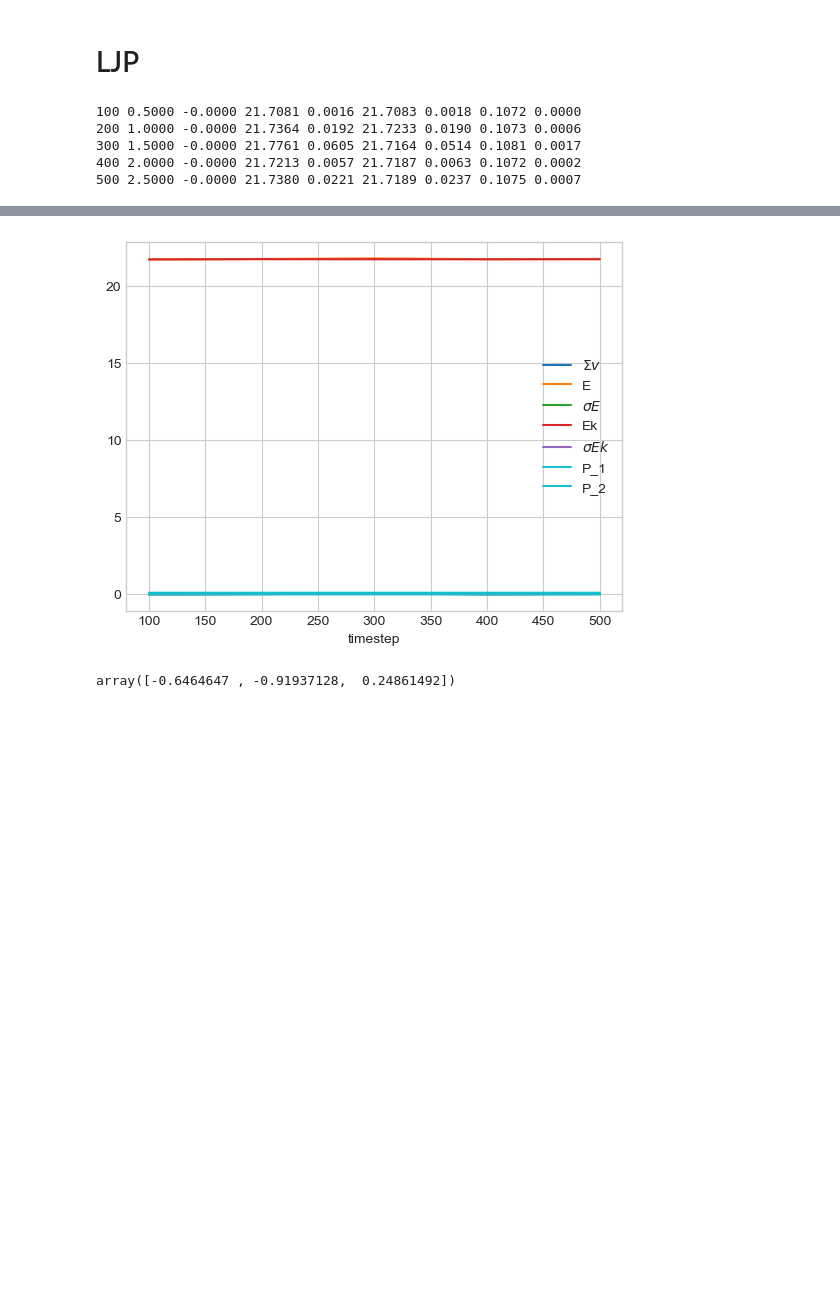
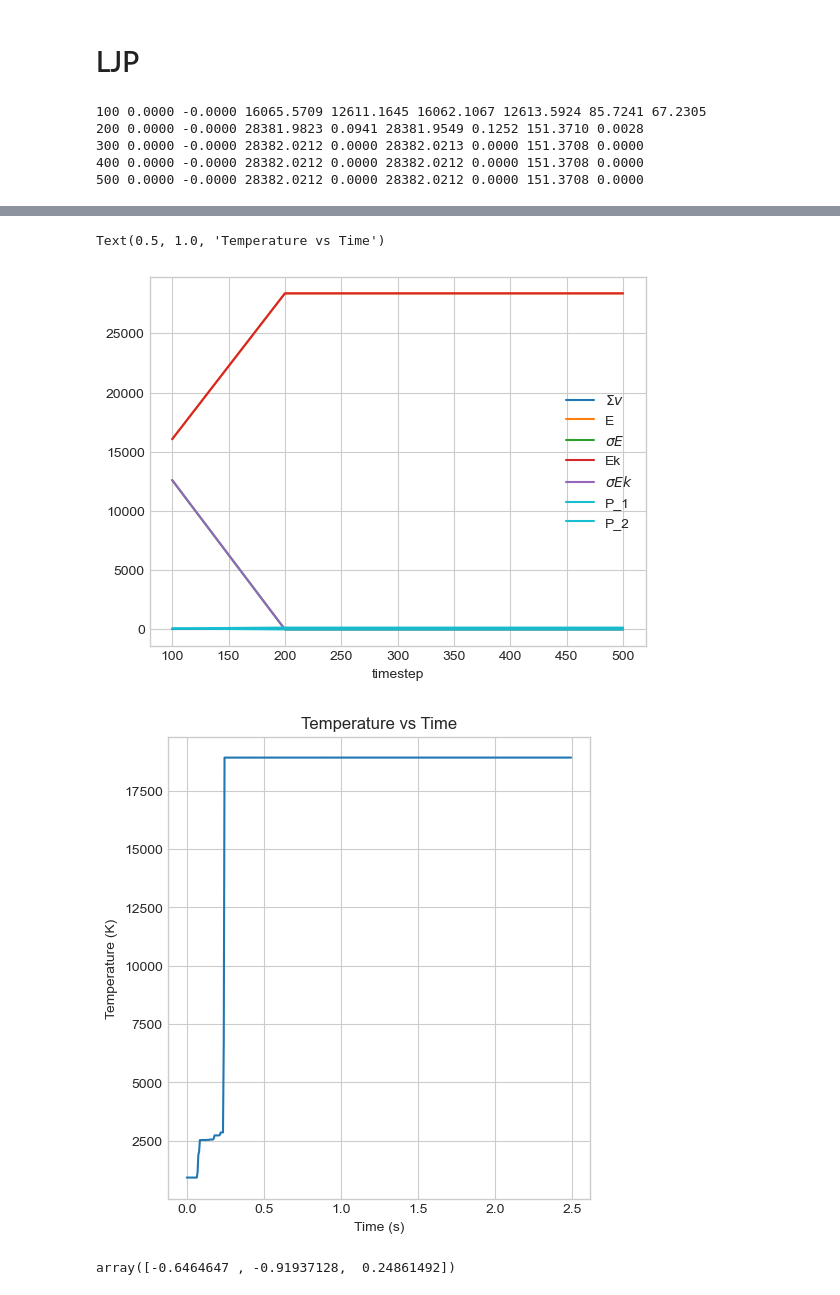
Before and after one commit to LJFts2233/MDS, a Jupyter notebook: Molecular dynamic simulation/LJP_1.ipynb, the cells around one changed output, grey strips where cells are left out. Cells and saved outputs as stored; diff of their text form; code cells hidden in the pictures; blank space fills up the shorter version.

```diff
--- a/Molecular dynamic simulation/LJP_1.ipynb
+++ b/Molecular dynamic simulation/LJP_1.ipynb
@@ -10,7 +10,6 @@ plt.style.use('seaborn-v0_8-whitegrid')
 import numpy as np
 from PIL import Image
 import glob
-import moviepy.editor as mp
 from datetime import datetime
 import time
 import os.path
@@ -18,9 +17,11 @@ from os import path
 import shutil
 from IPython.display import display
 import random
+import scipy.stats as stats
+from scipy.spatial.distance import cdist
 
 kb=1 #玻耳兹曼常量；波尔兹曼常数
-N=200 #原子的个数
+N=6**3 #原子的个数
 L=30.0 #盒子的边长
 mass=1 #原子的质量
 dt=0.005 #步长 单位  秒
@@ -33,9 +34,19 @@ stepCount =0
 epsilon =  1
 sigma = 1
 rc=2.5*sigma #截止距离，LJ电势在截止距离处被截断
+V_0=1.0 #高斯势阱深度
+a = 1.0
+s = -0.01 #高斯势阱变化率
+rc_g = 3/np.sqrt(a) #高斯势阱的截断距离
+timeNow = stepCount * dt   #模拟运行的时间=步数x步长
 
-def GaussianPotential()
-
+#随时间变化的矩形高斯势阱
+def GaussianForce(v):
+    global V_0
+    r = norm(v)
+    V_0 = V_0 + s*timeNow
+    force = np.multiply((-V_0 * 2 * a * np.exp(-a*r*r)), v)
+    return force
 class Mol():
     def __init__(self,pos,vel,a):
         #初始化以上属性的值
@@ -57,6 +68,9 @@ def Sqr(x):
 
 def Cube(x):
     return ((x) * (x) * (x))
+
+def norm(v):
+    return np.sqrt(v[0]*v[0]+v[1]*v[1]+v[2]*v[2])
 
 #初始化值
 def PropZero(v):
@@ -124,13 +138,16 @@ def ComputeForces():
             # 这里是使用原子距离的平方来 dr2 < Rc^2 来判断两原子键相互作用力，
             if (rr < rrCut):
 
-                #本例实现了完整的LJ势能计算，加入了尾部吸引项的描述，所以后续的测定量的计算结果会与原文存在差异
-                fcVal = 48 * epsilon * np.power(sigma, 12) / np.power(r, 13) - 24 * epsilon * np.power(sigma, 6) / np.power(r, 7)
-
-                # 更新加速度
-                mol[j1].a = np.add(mol[j1].a, np.multiply(fcVal, dr))
-                mol[j2].a = np.add(mol[j2].a, np.multiply(-fcVal, dr))
-
+                #完整的LJ势能计算
+                fcVal = 48 * epsilon * np.power(sigma, 12) / np.power(r, 14) - 24 * epsilon * np.power(sigma, 6) / np.power(r, 8)
+                # 更新加速度由LJ
+                mol[j1].a = np.add(mol[j1].a, np.divide(np.multiply(fcVal, dr),mass))
+                mol[j2].a = np.add(mol[j2].a, np.divide(np.multiply(-fcVal, dr),mass))
+                #由高斯势阱
+                if (norm(mol[j1].pos) < rc_g):
+                    mol[j1].a = np.add(mol[j1].a, np.divide(GaussianForce(mol[j1].pos),mass))
+                if (norm(mol[j2].pos) < rc_g):
+                    mol[j2].a = np.add(mol[j2].a, np.divide(GaussianForce(mol[j2].pos),mass))
                 #LJ势能计算
                 uSum += 4 * epsilon * np.power(sigma/r, 12)/r - np.power(sigma/r, 6)
                 virSum += fcVal * rr
@@ -147,6 +164,7 @@ def EvalProps():
 
     #求得质心速度
     for n in range(N):
+        if (norm(mol[n]<rc_g))
         vSum =np.add(vSum,mol[n].vel)
         vv = (mol[n].vel[0] * mol[n].vel[0] + mol[n].vel[1] * mol[n].vel[1] + mol[n].vel[2] * mol[n].vel[2])   #xv^2+yv^2+zv^2
         vvSum += vv
@@ -188,12 +206,11 @@ def SingleStep():
     global stepCount
 
     stepCount +=1
-    timeNow = stepCount * dt   #模拟运行的时间=步数x步长
     LeapfrogStep(1)                #求解运动方程积分
 
     ComputeForces()              # 计算原子间相互作用力
     LeapfrogStep(2)             # 坐标和速度的积分
-    EvalProps()                #计算系统属性值（速度，速度平方和，总能量，动能，压力）
+    EvalProps()                #计算系统属性值（速度，速度平方和，总能量，动能，压力,温度）
     AccumProps(1)             #系统属性值求和
 
     #每一百步统计系统的属性值（0,100,200,300,400,500），可以设置stepAvg的值进行自定义
@@ -239,9 +256,11 @@ for i in range(N):
     z = ((i+1)%Sqr(n))-y*n
     mol[i].pos = np.array([ x*d- L / 2 +d/2, y*d - L / 2 +d/2, z*d - L / 2+d/2 ])
 
+
 #初始化分子速度
 for i in range(N):
-    mol[i].vel = stats.maxwell.rvs(loc=0, scale=np.sqrt(kb * T / m),  size=3)
+    mol[i].vel = np.multiply(stats.maxwell.rvs(loc=0, scale=np.sqrt(kb * T / mass),  size=3), \
+                             np.array([random.choice([-1, 1]), random.choice([-1, 1]), random.choice([-1, 1])]))
     vSum = np.add(vSum, mol[i].vel)
 
 vSum = np.divide(vSum, N)
@@ -257,8 +276,7 @@ workdir = str(os.getcwd()+'/')
 
 with open('LJP/data.xyz', 'w') as f:
     while moreCycles:                            #MD循环
-        SingleStep()
-        get_tem()                            #求解每一步的运动方程
+        SingleStep()                          #求解每一步的运动方程
         f.write(f"{N}\nFrame {stepCount}\n")
         for i in range(len(mol)):
             f.write(f"Ar {mol[i].pos[0]:.4f} {mol[i].pos[1]:.4f} {mol[i].pos[2]:.4f}\n")
@@ -275,14 +293,14 @@ GraphOutput()                 #输出体系测定量随模拟时间变化的图
 
 plt.figure(figsize=(12, 6))
 plt.subplot(1, 2, 1)
-plt.plot(np.arange(stepLim) * dt, temps)
+plt.plot(np.arange(stepLimit) * dt, temps)
 plt.xlabel('Time (s)')
 plt.ylabel('Temperature (K)')
 plt.title('Temperature vs Time')
 # %% [output]
-100 0.5000 -0.0000 21.7081 0.0016 21.7083 0.0018 0.1072 0.0000
-200 1.0000 -0.0000 21.7364 0.0192 21.7233 0.0190 0.1073 0.0006
-300 1.5000 -0.0000 21.7761 0.0605 21.7164 0.0514 0.1081 0.0017
-400 2.0000 -0.0000 21.7213 0.0057 21.7187 0.0063 0.1072 0.0002
-500 2.5000 -0.0000 21.7380 0.0221 21.7189 0.0237 0.1075 0.0007
+100 0.0000 -0.0000 16065.5709 12611.1645 16062.1067 12613.5924 85.7241 67.2305
+200 0.0000 -0.0000 28381.9823 0.0941 28381.9549 0.1252 151.3710 0.0028
+300 0.0000 -0.0000 28382.0212 0.0000 28382.0213 0.0000 151.3708 0.0000
+400 0.0000 -0.0000 28382.0212 0.0000 28382.0212 0.0000 151.3708 0.0000
+500 0.0000 -0.0000 28382.0212 0.0000 28382.0212 0.0000 151.3708 0.0000
 |  | timestep | timeNow | $\Sigma v$ | E | $\sigma E$ | Ek | $\sigma Ek$ | P_1 | P_2 |
@@ -294,4 +312,6 @@ plt.title('Temperature vs Time')
+Text(0.5, 1.0, 'Temperature vs Time')
-[figure, old version]
+[figure, new version]
+[figure, added]
 # %%
 import scipy.stats as stats
 from scipy.spatial.distance import cdist
```
Also changed, not shown: parts of 2 cells of this notebook.
